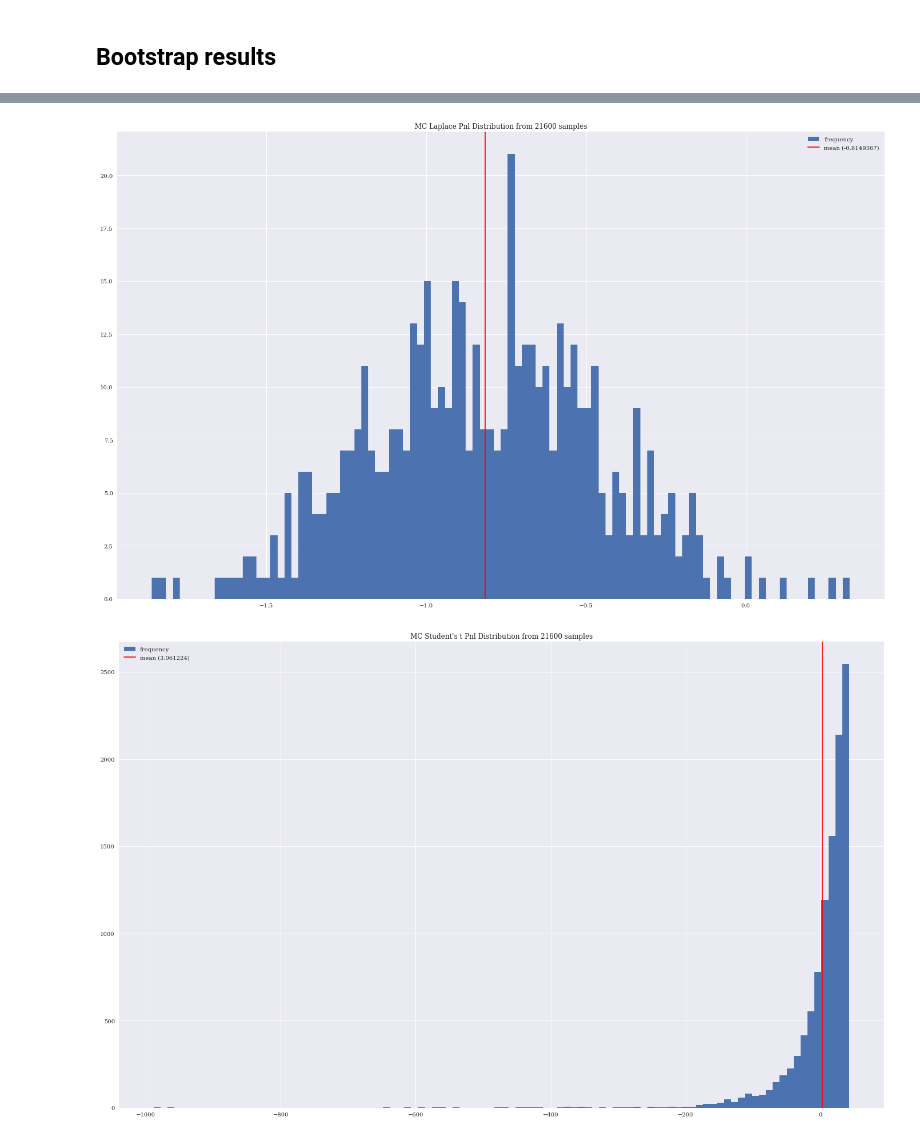
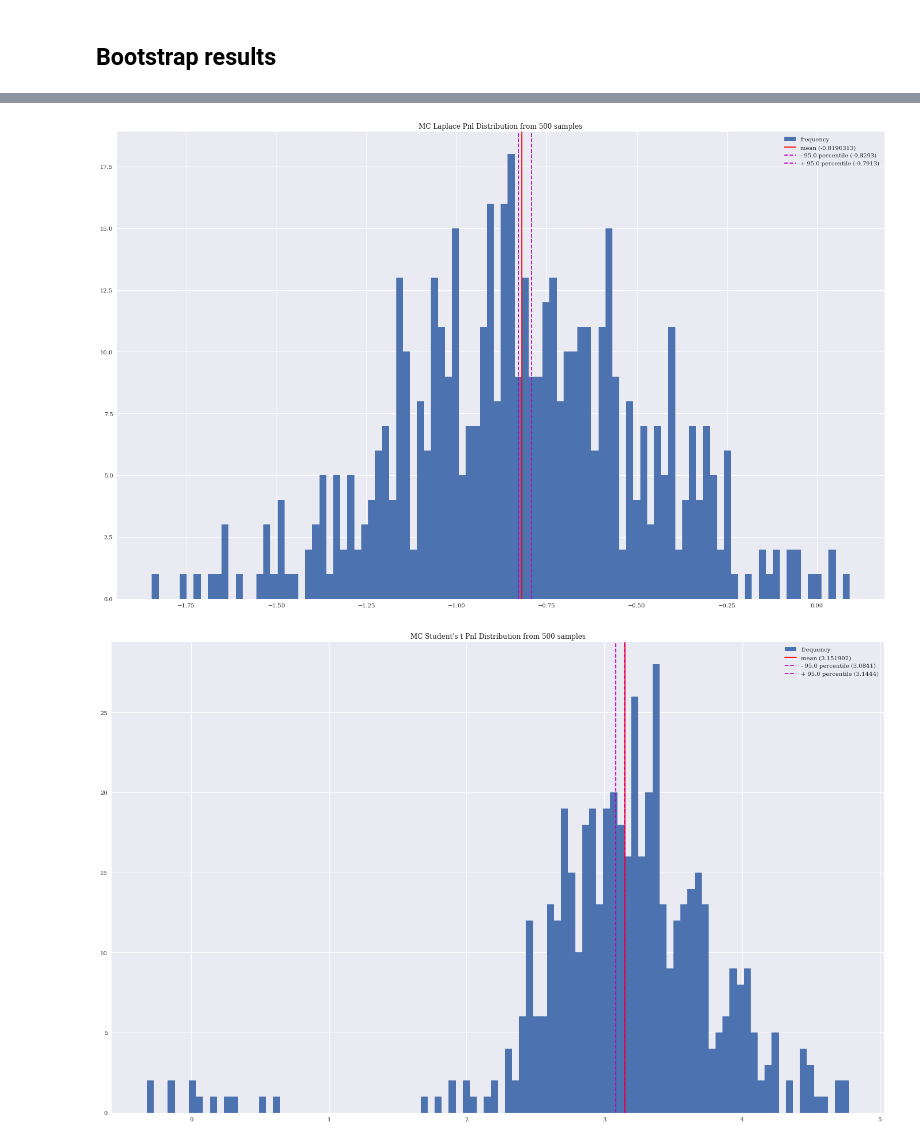
Before and after one commit to sebastienverreault/option_risk_analysis2, a Jupyter notebook: pnl_bootstrap_simulation.ipynb, the cells around one changed output, grey strips where cells are left out. Saved outputs shown, nothing was run; the diff lists cells and outputs as text; code cells hidden in the pictures.

```diff
--- a/pnl_bootstrap_simulation.ipynb
+++ b/pnl_bootstrap_simulation.ipynb
@@ -519,6 +519,7 @@ plt.show()
 # %% [markdown]
 ## Bootstrap results
 # %%
+# define bootstrap per iteration task
 
 # init pnl bootstrap distribution
 bsm_at_the_money_pnl_boot = np.zeros(N_boot)
@@ -527,9 +528,8 @@ mc_normal_pnl_boot = np.zeros(N_boot)
 mc_laplace_pnl_boot = np.zeros(N_boot)
 mc_student_t_pnl_boot = np.zeros(N_boot)
 
-# for N times repeat this
-for i in range(0, N_boot-1):
-
+# bootstrap per iteration task
+def bootstrap(i):
     # new bootstrapped underlying price vector from historical 2-minute log-returns
     ret_2min_boot = np.array(random.choices(ret_2min, k=ret_2min.size))
     ST = S0 * np.exp(ret_2min_boot)
@@ -605,5 +605,4 @@ for i in range(0, N_boot-1):
     # append bsm bootstrap estimate
     mc_student_t_pnl_boot[i] = mc_student_t_pnl.mean()
 
-
-# calc basic bootstrap confidence interval
+    return
@@ -772,6 +683,4 @@ plt.show()
 # %%
-
-mc_laplace_pnl_boot_mean = mc_laplace_pnl_boot.mean()
 
 plt.figure(figsize=(24, 15))
 # plt.hist(mc_laplace_pnl_boot, bins=1000, label='frequency', range=[-S0*.01, S0*0.01]);
@@ -779,25 +688,27 @@ plt.hist(mc_laplace_pnl_boot, bins=100, label='frequency');
 # plt.hist(mc_laplace_pnl_boot, bins=100, label='frequency', range=[-S0*.002, S0*0.002]);
 
 plt.axvline(mc_laplace_pnl_boot_mean, color='r', label=f"mean ({float('%.7g' % (mc_laplace_pnl_boot_mean))})")
+plt.axvline(mc_laplace_pnl_boot_mean_ci_lo, color='m', label=f'- {percentile*100} percentile ({(mc_laplace_pnl_boot_mean_ci_lo).round(4)})', linestyle='--')
+plt.axvline(mc_laplace_pnl_boot_mean_ci_hi, color='m', label=f'+ {percentile*100} percentile ({(mc_laplace_pnl_boot_mean_ci_hi).round(4)})', linestyle='--')
 
 plt.title(f'MC Laplace Pnl Distribution from {N_boot} samples')
 plt.legend(loc='best');
 plt.show()
 # %% [output]
-[figure, old version]
+[figure, new version]
 # %%
 
-mc_student_t_pnl_mean = mc_student_t_pnl.mean()
+plt.figure(figsize=(24, 15))
+# plt.hist(mc_student_t_pnl_boot, bins=1000, label='frequency', range=[-S0*.01, S0*0.01]);
+plt.hist(mc_student_t_pnl_boot, bins=100, label='frequency');
+# plt.hist(mc_student_t_pnl_boot, bins=100, label='frequency', range=[-S0*.002, S0*0.002]);
 
-plt.figure(figsize=(24, 15))
-# plt.hist(mc_student_t_pnl, bins=1000, label='frequency', range=[-S0*.01, S0*0.01]);
-plt.hist(mc_student_t_pnl, bins=100, label='frequency');
-# plt.hist(mc_student_t_pnl, bins=100, label='frequency', range=[-S0*.002, S0*0.002]);
-
-plt.axvline(mc_student_t_pnl_mean, color='r', label=f"mean ({float('%.7g' % (mc_student_t_pnl_mean))})")
+plt.axvline(mc_student_t_pnl_boot_mean, color='r', label=f"mean ({float('%.7g' % (mc_student_t_pnl_boot_mean))})")
+plt.axvline(mc_student_t_pnl_boot_mean_ci_lo, color='m', label=f'- {percentile*100} percentile ({(mc_student_t_pnl_boot_mean_ci_lo).round(4)})', linestyle='--')
+plt.axvline(mc_student_t_pnl_boot_mean_ci_hi, color='m', label=f'+ {percentile*100} percentile ({(mc_student_t_pnl_boot_mean_ci_hi).round(4)})', linestyle='--')
 
 plt.title(f"MC Student's t Pnl Distribution from {N_boot} samples")
 plt.legend(loc='best');
 plt.show()
 # %% [output]
-[figure, old version]
+[figure, new version]
```
Also changed, not shown: parts of 7 cells of this notebook.
